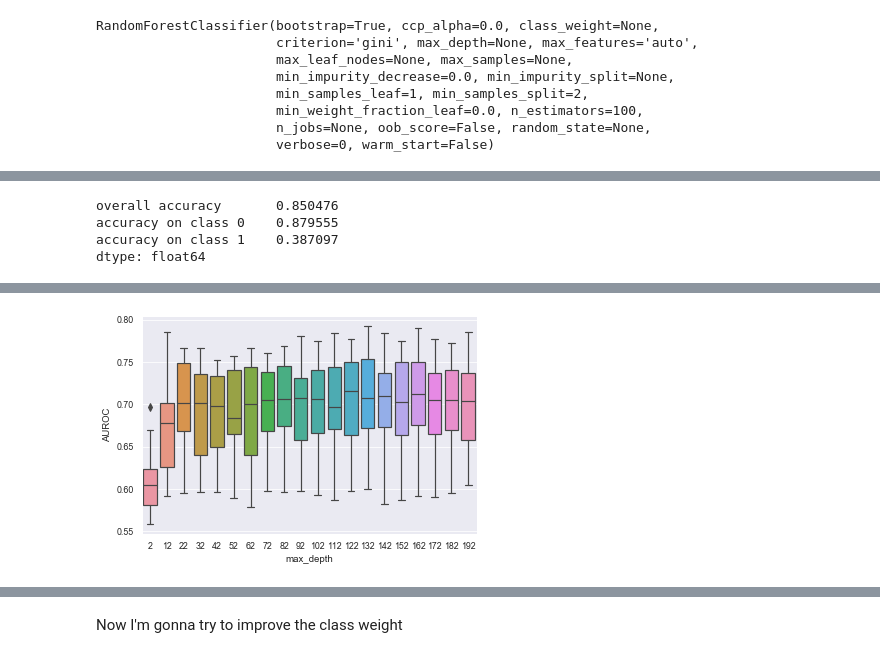
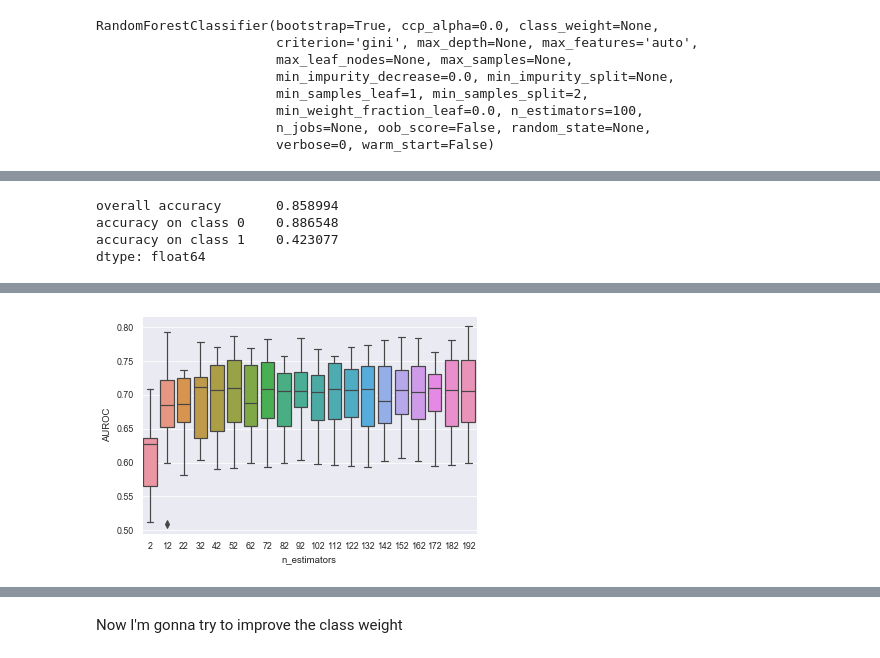
Before and after one commit to lucas-ubm/MaastrichtFlu, a Jupyter notebook: models.ipynb, the cells around one changed output, grey strips where cells are left out. Drawn from its saved outputs; the diff is of its cells as text; code cells hidden in the pictures.

```diff
--- a/models.ipynb
+++ b/models.ipynb
@@ -344,12 +496,12 @@ rf.describe()
 # %%
-score(models[82], X_test, y_test)
+score(models[112], X_test, y_test)
 # %% [output]
-overall accuracy       0.850476
-accuracy on class 0    0.879555
-accuracy on class 1    0.387097
+overall accuracy       0.858994
+accuracy on class 0    0.886548
+accuracy on class 1    0.423077
 dtype: float64
 # %%
-data = cleaning(df).select_dtypes(include = 'number').set_index('ID')
+data = cleaning(df).select_dtypes(include = 'number')
 # %%
 
 train, test = train_test_split(data, stratify=data['flu'])
@@ -362,7 +514,7 @@ y_test = test['flu']
 rf, models = random_forest(range(2,202,10), X_train, y_train, score='roc_auc', cv=10)
 # %%
 ax = sns.boxplot(data = rf)
-ax.set(xlabel='max_depth', ylabel='AUROC')
+ax.set(xlabel='n_estimators', ylabel='AUROC')
 rf.describe()
 # %% [output]
 |  | 2 | 12 | 22 | 32 | 42 | 52 | 62 | 72 | 82 | 92 | 102 | ... |
@@ -377,4 +529,4 @@ rf.describe()
-[figure, old version]
+[figure, new version]
 # %%
 def flu_accuracy(models):
     accuracy = {}
```
Also changed, not shown: parts of 87 cells of this notebook, 30 other files.
